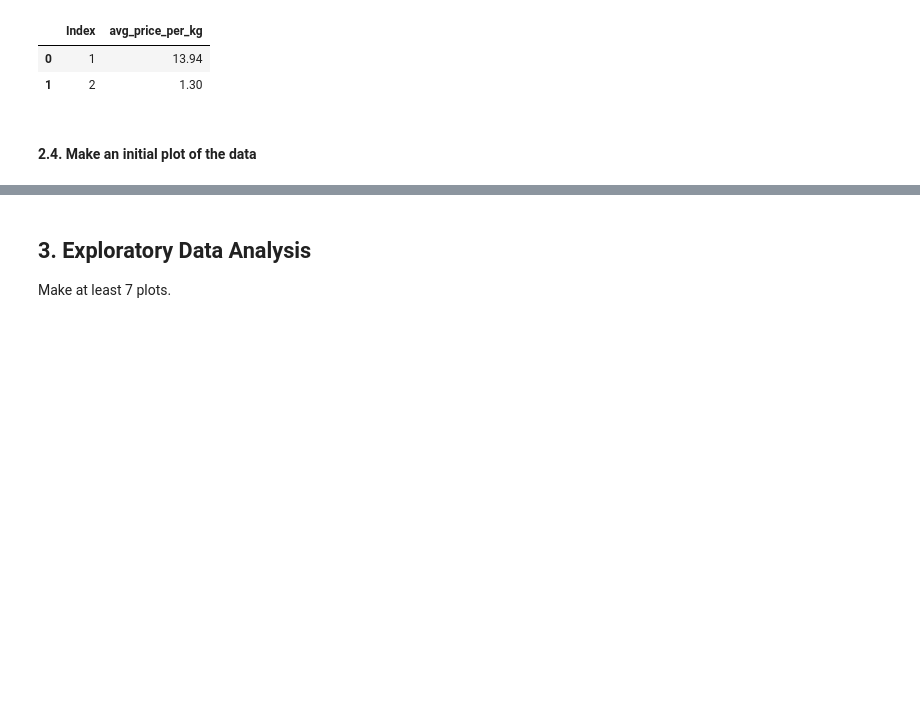
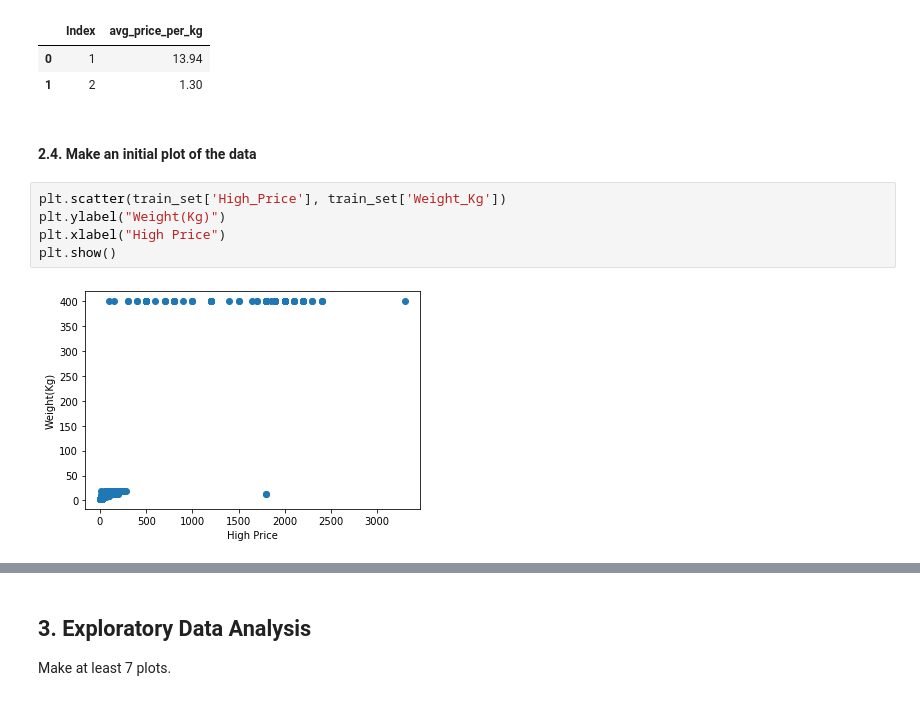
Before and after one commit to lkrump7/regression-apples-predict-api-template, a Jupyter notebook: Linear Regression team TS2.ipynb, the cells around one changed output, grey strips where cells are left out. Saved outputs shown, nothing was run; the diff lists cells and outputs as text; blank space fills up the shorter version.

```diff
--- a/Linear Regression team TS2.ipynb
+++ b/Linear Regression team TS2.ipynb
@@ -212,3 +219,10 @@ sample_submission.head()
 | 1 | 2 | 1.30 |
 # %% [markdown]
 #### 2.4. Make an initial plot of the data
+# %%
+plt.scatter(train_set['High_Price'], train_set['Weight_Kg'])
+plt.ylabel("Weight(Kg)")
+plt.xlabel("High Price")
+plt.show()
+# %% [output]
+[figure, added]
```
Also changed, not shown: parts of 5 cells of this notebook.
